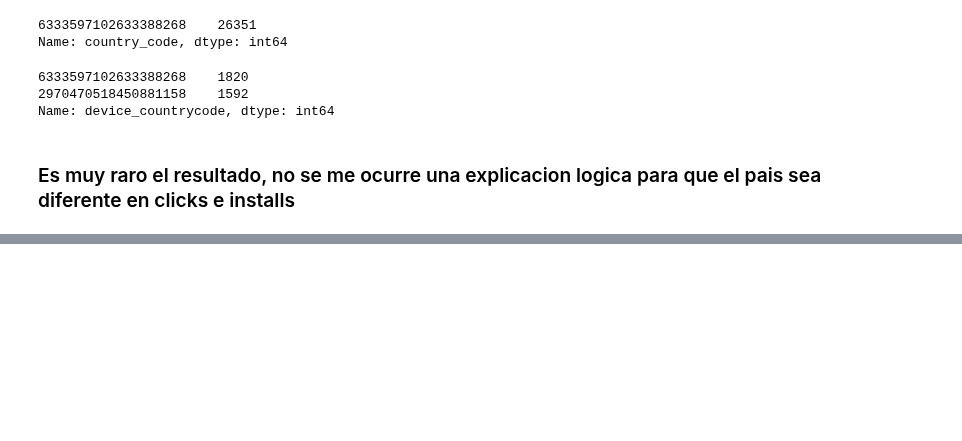
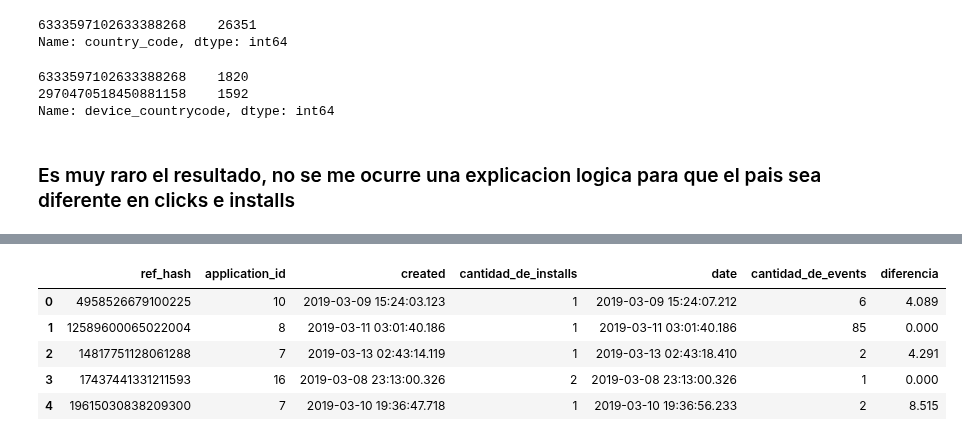
Before and after one commit to sberoch/Datos, a Jupyter notebook: merged.ipynb, the cells around one changed output, grey strips where cells are left out. Saved outputs shown, nothing was run; the diff lists cells and outputs as text; code cells hidden in the pictures; blank space fills up the shorter version.

```diff
--- a/merged.ipynb
+++ b/merged.ipynb
@@ -266,0 +269,8 @@ Name: device_countrycode, dtype: int64
+# %%
+inst['created'] = pd.to_datetime(inst['created'])
+inst_3 = inst
+inst_3['cantidad_de_installs'] = 1
+inst_3 = inst_3.groupby(['ref_hash','application_id'])
+inst_3 = inst_3['created','cantidad_de_installs'].agg({'created':'min','cantidad_de_installs':'count'})
+inst_3 = inst_3.reset_index()
+inst_3.head()
@@ -266,0 +294,8 @@ Name: device_countrycode, dtype: int64
+# %%
+evnt['date'] = pd.to_datetime(evnt['date'])
+evnt_3 = evnt
+evnt_3['cantidad_de_events'] = 1
+evnt_3 = evnt_3.groupby(['ref_hash','application_id'])
+evnt_3 = evnt_3['date','cantidad_de_events'].agg({'date':'min','cantidad_de_events':'count'})
+evnt_3 = evnt_3.reset_index()
+evnt_3.head()
@@ -266,0 +322,11 @@ Name: device_countrycode, dtype: int64
+# %%
+merged_3 ['diferencia'] = (merged_3['date'] - merged_3['created']).dt.total_seconds()
+merged_3 = merged_3[merged_3['diferencia'] >= 0]
+merged_3.head()
+# %% [output]
+|  | ref_hash | application_id | created | cantidad_de_installs | date | cantidad_de_events | diferencia |
+| 0 | 4958526679100225 | 10 | 2019-03-09 15:24:03.123 | 1 | 2019-03-09 15:24:07.212 | 6 | 4.089 |
+| 1 | 12589600065022004 | 8 | 2019-03-11 03:01:40.186 | 1 | 2019-03-11 03:01:40.186 | 85 | 0.000 |
+| 2 | 14817751128061288 | 7 | 2019-03-13 02:43:14.119 | 1 | 2019-03-13 02:43:18.410 | 2 | 4.291 |
+| 3 | 17437441331211593 | 16 | 2019-03-08 23:13:00.326 | 2 | 2019-03-08 23:13:00.326 | 1 | 0.000 |
+| 4 | 19615030838209300 | 7 | 2019-03-10 19:36:47.718 | 1 | 2019-03-10 19:36:56.233 | 2 | 8.515 |
```
Also changed, not shown: parts of 10 cells of this notebook.
